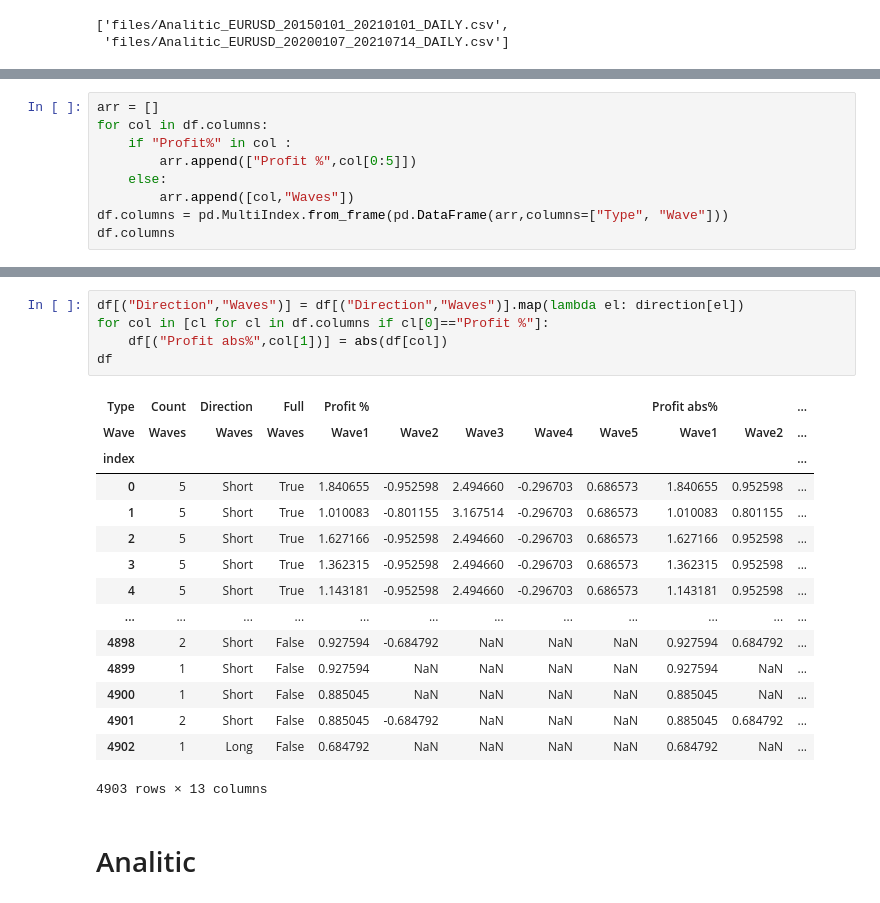
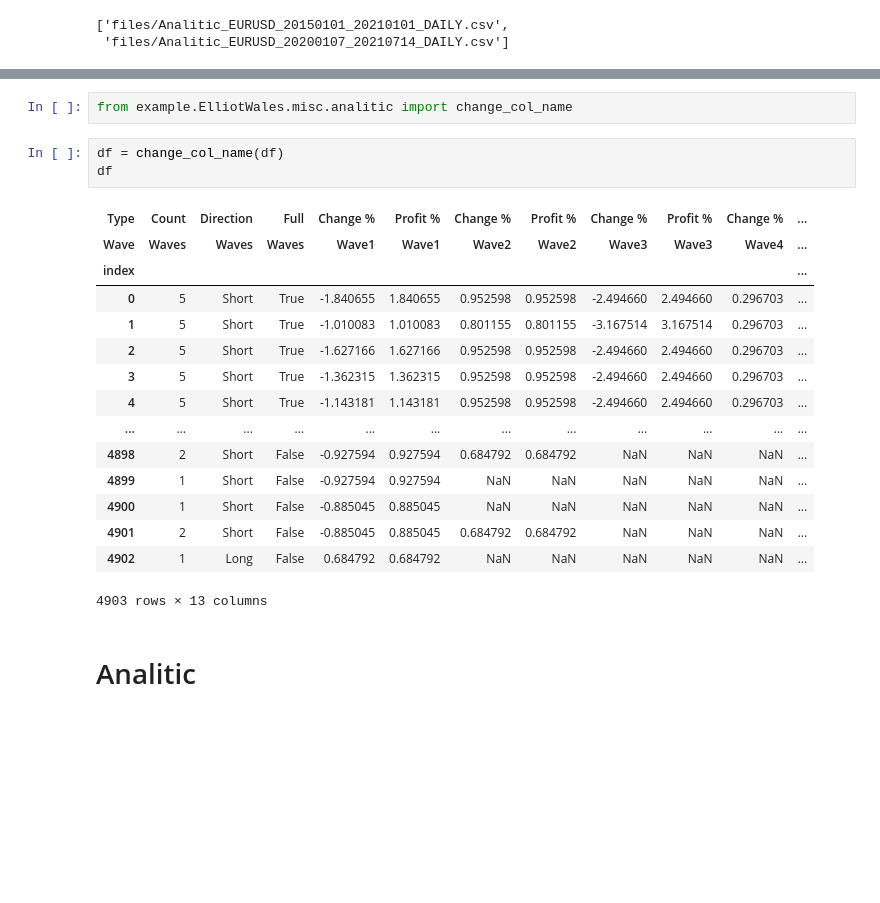
Before and after one commit to NNTrade/indicators, a Jupyter notebook: example/ElliotWales/search_analitic_2.ipynb, the cells around one changed output, grey strips where cells are left out. Drawn from its saved outputs; the diff is of its cells as text; blank space fills up the shorter version.

Commit message:
refactor analitic

```diff
--- a/example/ElliotWales/search_analitic_2.ipynb
+++ b/example/ElliotWales/search_analitic_2.ipynb
@@ -34,9 +33,0 @@ df
-# %%
-arr = []
-for col in df.columns:
-    if "Profit%" in col :
-        arr.append(["Profit %",col[0:5]])
-    else:
-        arr.append([col,"Waves"])
-df.columns = pd.MultiIndex.from_frame(pd.DataFrame(arr,columns=["Type", "Wave"]))
-df.columns
@@ -53,24 +34,24 @@ MultiIndex([(    'Count', 'Waves'),
-# %%
-df[("Direction","Waves")] = df[("Direction","Waves")].map(lambda el: direction[el])
-for col in [cl for cl in df.columns if cl[0]=="Profit %"]:
-    df[("Profit abs%",col[1])] = abs(df[col])
-df
-# %% [output]
-| Type | Count | Direction | Full | Profit % |  |  |  |  | Profit abs% |  | ... |
-| Wave | Waves | Waves | Waves | Wave1 | Wave2 | Wave3 | Wave4 | Wave5 | Wave1 | Wave2 | ... |
-| index |  |  |  |  |  |  |  |  |  |  | ... |
-| 0 | 5 | Short | True | 1.840655 | -0.952598 | 2.494660 | -0.296703 | 0.686573 | 1.840655 | 0.952598 | ... |
-| 1 | 5 | Short | True | 1.010083 | -0.801155 | 3.167514 | -0.296703 | 0.686573 | 1.010083 | 0.801155 | ... |
-| 2 | 5 | Short | True | 1.627166 | -0.952598 | 2.494660 | -0.296703 | 0.686573 | 1.627166 | 0.952598 | ... |
-| 3 | 5 | Short | True | 1.362315 | -0.952598 | 2.494660 | -0.296703 | 0.686573 | 1.362315 | 0.952598 | ... |
-| 4 | 5 | Short | True | 1.143181 | -0.952598 | 2.494660 | -0.296703 | 0.686573 | 1.143181 | 0.952598 | ... |
-| ... | ... | ... | ... | ... | ... | ... | ... | ... | ... | ... | ... |
-| 4898 | 2 | Short | False | 0.927594 | -0.684792 | NaN | NaN | NaN | 0.927594 | 0.684792 | ... |
-| 4899 | 1 | Short | False | 0.927594 | NaN | NaN | NaN | NaN | 0.927594 | NaN | ... |
-| 4900 | 1 | Short | False | 0.885045 | NaN | NaN | NaN | NaN | 0.885045 | NaN | ... |
-| 4901 | 2 | Short | False | 0.885045 | -0.684792 | NaN | NaN | NaN | 0.885045 | 0.684792 | ... |
-| 4902 | 1 | Long | False | 0.684792 | NaN | NaN | NaN | NaN | 0.684792 | NaN | ... |
-4903 rows × 13 columns
+# %%
+from example.ElliotWales.misc.analitic import change_col_name
+# %%
+df = change_col_name(df)
+df
+# %% [output]
+| Type | Count | Direction | Full | Change % | Profit % | Change % | Profit % | Change % | Profit % | Change % | ... |
+| Wave | Waves | Waves | Waves | Wave1 | Wave1 | Wave2 | Wave2 | Wave3 | Wave3 | Wave4 | ... |
+| index |  |  |  |  |  |  |  |  |  |  | ... |
+| 0 | 5 | Short | True | -1.840655 | 1.840655 | 0.952598 | 0.952598 | -2.494660 | 2.494660 | 0.296703 | ... |
+| 1 | 5 | Short | True | -1.010083 | 1.010083 | 0.801155 | 0.801155 | -3.167514 | 3.167514 | 0.296703 | ... |
+| 2 | 5 | Short | True | -1.627166 | 1.627166 | 0.952598 | 0.952598 | -2.494660 | 2.494660 | 0.296703 | ... |
+| 3 | 5 | Short | True | -1.362315 | 1.362315 | 0.952598 | 0.952598 | -2.494660 | 2.494660 | 0.296703 | ... |
+| 4 | 5 | Short | True | -1.143181 | 1.143181 | 0.952598 | 0.952598 | -2.494660 | 2.494660 | 0.296703 | ... |
+| ... | ... | ... | ... | ... | ... | ... | ... | ... | ... | ... | ... |
+| 4898 | 2 | Short | False | -0.927594 | 0.927594 | 0.684792 | 0.684792 | NaN | NaN | NaN | ... |
+| 4899 | 1 | Short | False | -0.927594 | 0.927594 | NaN | NaN | NaN | NaN | NaN | ... |
+| 4900 | 1 | Short | False | -0.885045 | 0.885045 | NaN | NaN | NaN | NaN | NaN | ... |
+| 4901 | 2 | Short | False | -0.885045 | 0.885045 | 0.684792 | 0.684792 | NaN | NaN | NaN | ... |
+| 4902 | 1 | Long | False | 0.684792 | 0.684792 | NaN | NaN | NaN | NaN | NaN | ... |
+4903 rows × 13 columns
 # %% [markdown]
 # Analitic
 # %% [markdown]
```
Also changed, not shown: parts of 6 cells of this notebook, 4 other files.
